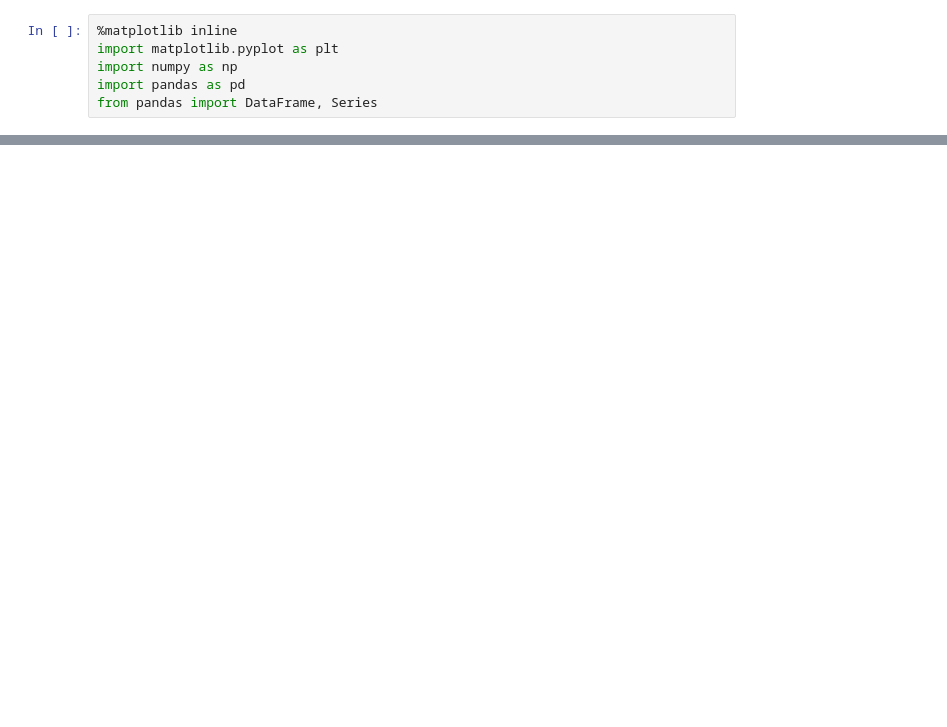
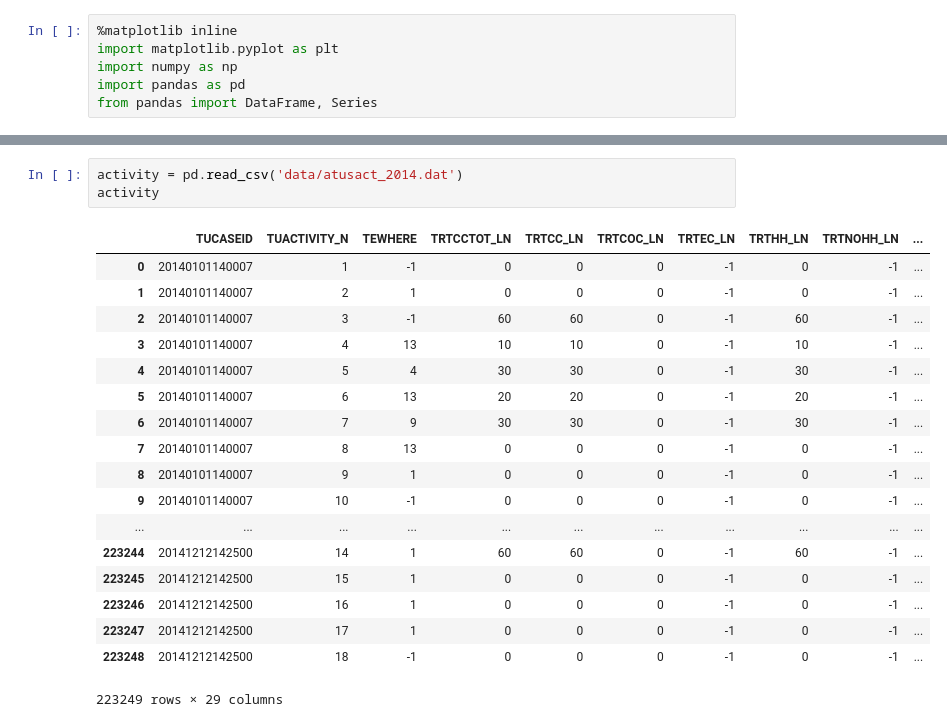
Before and after one commit to CameronBoudreau/atus-analysis, a Jupyter notebook: Scratch.ipynb, the cells around one changed output, grey strips where cells are left out. Saved outputs shown, nothing was run; the diff lists cells and outputs as text; blank space fills up the shorter version.

```diff
--- a/Scratch.ipynb
+++ b/Scratch.ipynb
@@ -6,0 +53,22 @@ from pandas import DataFrame, Series
+# %%
+activity = pd.read_csv('data/atusact_2014.dat')
+activity
+# %% [output]
+|  | TUCASEID | TUACTIVITY_N | TEWHERE | TRTCCTOT_LN | TRTCC_LN | TRTCOC_LN | TRTEC_LN | TRTHH_LN | TRTNOHH_LN | ... |
+| 0 | 20140101140007 | 1 | -1 | 0 | 0 | 0 | -1 | 0 | -1 | ... |
+| 1 | 20140101140007 | 2 | 1 | 0 | 0 | 0 | -1 | 0 | -1 | ... |
+| 2 | 20140101140007 | 3 | -1 | 60 | 60 | 0 | -1 | 60 | -1 | ... |
+| 3 | 20140101140007 | 4 | 13 | 10 | 10 | 0 | -1 | 10 | -1 | ... |
+| 4 | 20140101140007 | 5 | 4 | 30 | 30 | 0 | -1 | 30 | -1 | ... |
+| 5 | 20140101140007 | 6 | 13 | 20 | 20 | 0 | -1 | 20 | -1 | ... |
+| 6 | 20140101140007 | 7 | 9 | 30 | 30 | 0 | -1 | 30 | -1 | ... |
+| 7 | 20140101140007 | 8 | 13 | 0 | 0 | 0 | -1 | 0 | -1 | ... |
+| 8 | 20140101140007 | 9 | 1 | 0 | 0 | 0 | -1 | 0 | -1 | ... |
+| 9 | 20140101140007 | 10 | -1 | 0 | 0 | 0 | -1 | 0 | -1 | ... |
+| ... | ... | ... | ... | ... | ... | ... | ... | ... | ... | ... |
+| 223244 | 20141212142500 | 14 | 1 | 60 | 60 | 0 | -1 | 60 | -1 | ... |
+| 223245 | 20141212142500 | 15 | 1 | 0 | 0 | 0 | -1 | 0 | -1 | ... |
+| 223246 | 20141212142500 | 16 | 1 | 0 | 0 | 0 | -1 | 0 | -1 | ... |
+| 223247 | 20141212142500 | 17 | 1 | 0 | 0 | 0 | -1 | 0 | -1 | ... |
+| 223248 | 20141212142500 | 18 | -1 | 0 | 0 | 0 | -1 | 0 | -1 | ... |
+223249 rows × 29 columns
```
Also changed, not shown: parts of 14 cells of this notebook.
